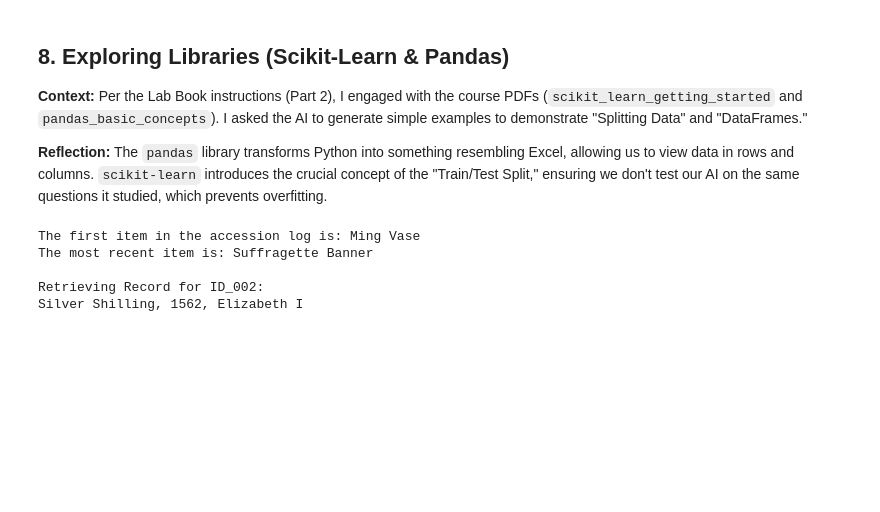
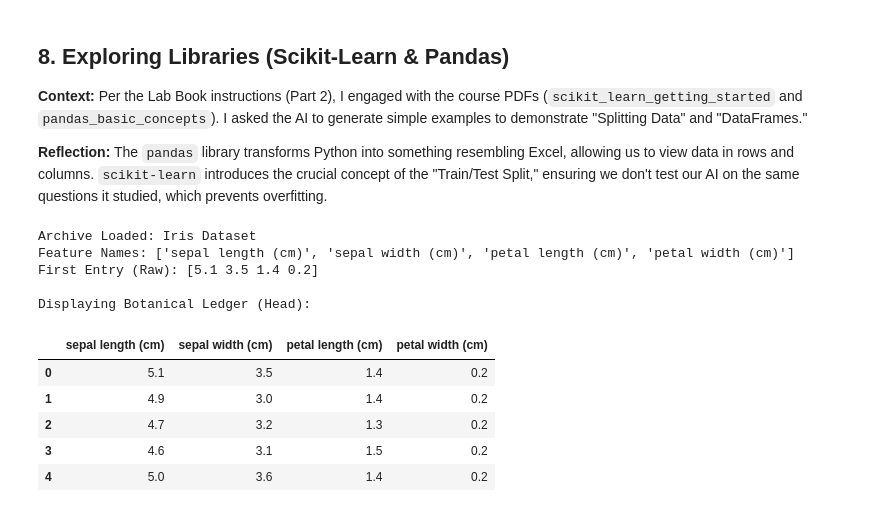
Before and after one commit to evoqiherqc/ai-for-the-arts, a Jupyter notebook: coding_exercises.ipynb, the cells around one changed output. Drawn from its saved outputs; the diff is of its cells as text; code cells hidden in the pictures; blank space fills up the shorter version.

```diff
--- a/coding_exercises.ipynb
+++ b/coding_exercises.ipynb
@@ -169,43 +225,31 @@ Interpretation: To the computer, this is not a 'picture'; it is a 3-dimensional
 **Reflection:**
 The `pandas` library transforms Python into something resembling Excel, allowing us to view data in rows and columns. `scikit-learn` introduces the crucial concept of the "Train/Test Split," ensuring we don't test our AI on the same questions it studied, which prevents overfitting.
 # %%
-# EDUCATIONAL DEMONSTRATION: Python Lists as "Chronological Archives"
-# -------------------------------------------------------------------
-# TO THE HISTORIAN: Think of a Python 'List' not as a bag of numbers,
-# but as a Box of Archives sorted strictly by Date of Acquisition.
-# The computer indexes them by position (0, 1, 2), just as an archivist
-# numbers folders in a box.
+# --- PART A: SCIKIT-LEARN (DATASETS) ---
+from sklearn import datasets
 
-# Bad Variable Name: x = ["Vase", "1800"]
-# Good Variable Name (Descriptive):
-accession_log = ["Ming Vase", "Roman Coin", "Viking Comb", "Suffragette Banner"]
+# Load the 'Iris' dataset (Botanical Archive)
+iris_archive = datasets.load_iris()
+print("Archive Loaded: Iris Dataset")
+print(f"Feature Names: {iris_archive.feature_names}")
+print("First Entry (Raw):", iris_archive.data[0])
 
-# We access the archive by 'Index' (Position)
-earliest_item = accession_log[0]
-latest_item = accession_log[-1]
+# --- PART B: PANDAS (DATAFRAMES) ---
+import pandas as pd
 
-print(f"The first item in the accession log is: {earliest_item}")
-print(f"The most recent item is: {latest_item}")
-
-# -------------------------------------------------------------------
-# DEMONSTRATION: Dictionaries as "Catalog Cards"
-# -------------------------------------------------------------------
-# TO THE HISTORIAN: A List is ordered, but a 'Dictionary' is a Lookup System.
-# It connects a unique 'Key' (Accession ID) to a 'Value' (Description).
-
-artifact_catalog = {
-    "ID_001": "Clay Pipe, 17th Century, Thames Foreshore",
-    "ID_002": "Silver Shilling, 1562, Elizabeth I",
-    "ID_003": "Iron Rivet, 1912, Belfast Shipyard"
-}
-
-# We don't ask for "Item 1"; we ask for the specific ID.
-request_id = "ID_002"
-print(f"\nRetrieving Record for {request_id}:")
-print(artifact_catalog[request_id])
+# Convert to a readable Ledger (DataFrame)
+botanical_ledger = pd.DataFrame(iris_archive.data, columns=iris_archive.feature_names)
+print("\nDisplaying Botanical Ledger (Head):")
+display(botanical_ledger.head())
 # %% [output]
-The first item in the accession log is: Ming Vase
-The most recent item is: Suffragette Banner
+Archive Loaded: Iris Dataset
+Feature Names: ['sepal length (cm)', 'sepal width (cm)', 'petal length (cm)', 'petal width (cm)']
+First Entry (Raw): [5.1 3.5 1.4 0.2]
 
-Retrieving Record for ID_002:
-Silver Shilling, 1562, Elizabeth I
+Displaying Botanical Ledger (Head):
+|  | sepal length (cm) | sepal width (cm) | petal length (cm) | petal width (cm) |
+| 0 | 5.1 | 3.5 | 1.4 | 0.2 |
+| 1 | 4.9 | 3.0 | 1.4 | 0.2 |
+| 2 | 4.7 | 3.2 | 1.3 | 0.2 |
+| 3 | 4.6 | 3.1 | 1.5 | 0.2 |
+| 4 | 5.0 | 3.6 | 1.4 | 0.2 |
```
Also changed, not shown: parts of 2 cells of this notebook, 1 other file.
